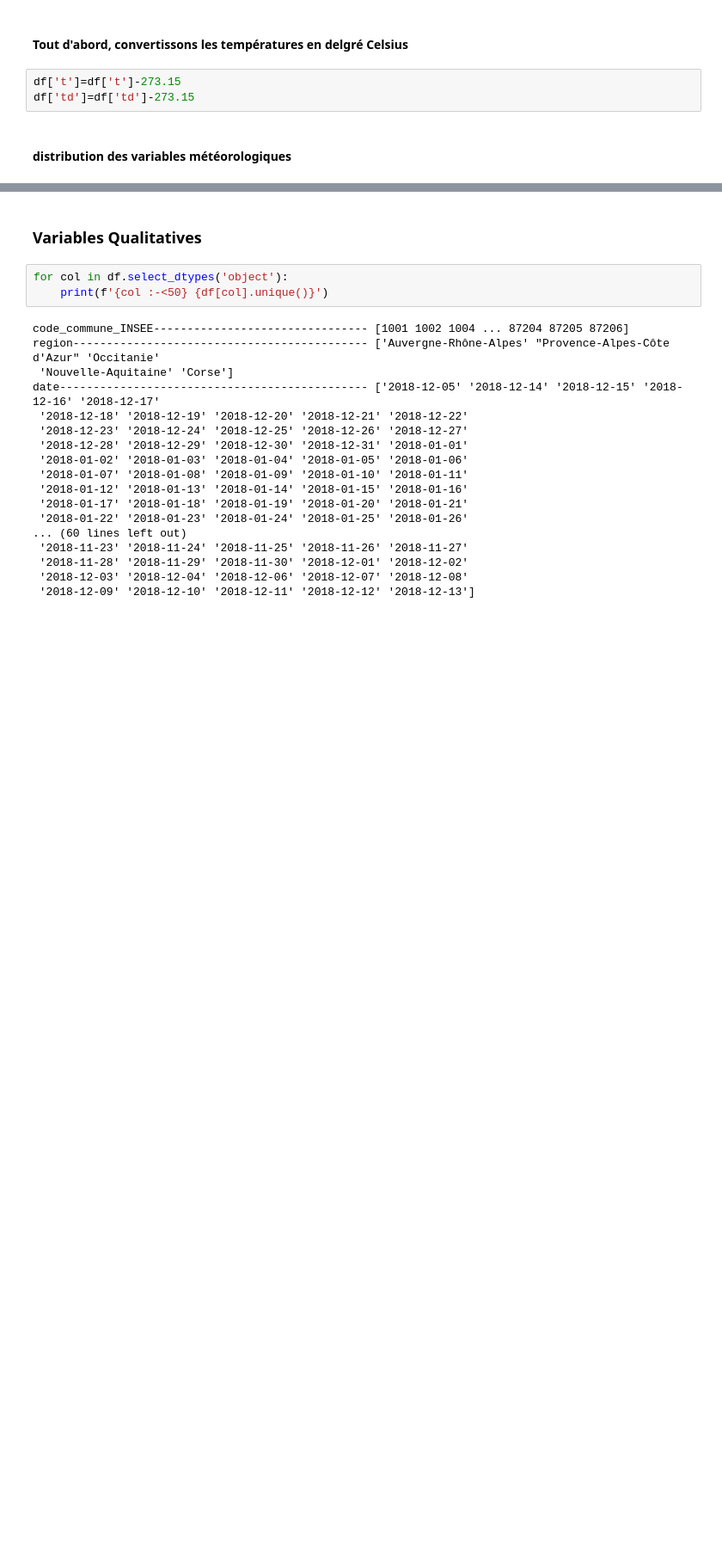
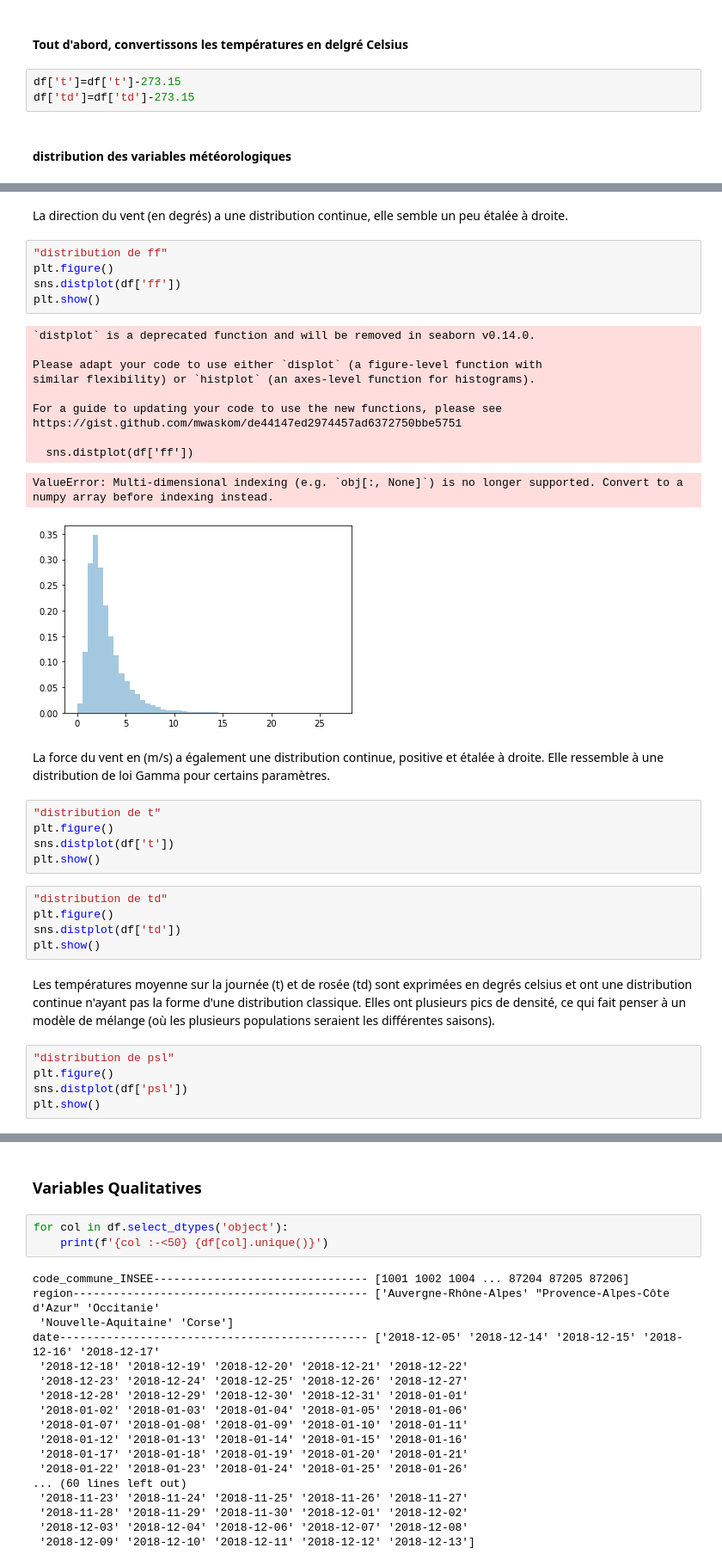
Before and after one commit to felixdechamps/ensae-prog2A, a Jupyter notebook: notebookstat.ipynb, the cells around one changed output, grey strips where cells are left out. Shown at 86% size. Drawn from its saved outputs; the diff is of its cells as text; blank space fills up the shorter version.

```diff
--- a/notebookstat.ipynb
+++ b/notebookstat.ipynb
@@ -163,0 +118,38 @@ https://gist.github.com/mwaskom/de44147ed2974457ad6372750bbe5751
+# %% [markdown]
+La direction du vent (en degrés) a une distribution continue, elle semble un peu étalée à droite.
+# %%
+"distribution de ff"
+plt.figure()
+sns.distplot(df['ff'])
+plt.show()
+# %% [output]
+`distplot` is a deprecated function and will be removed in seaborn v0.14.0.
+
+Please adapt your code to use either `displot` (a figure-level function with
+similar flexibility) or `histplot` (an axes-level function for histograms).
+
+For a guide to updating your code to use the new functions, please see
+https://gist.github.com/mwaskom/de44147ed2974457ad6372750bbe5751
+
+  sns.distplot(df['ff'])
+ValueError: Multi-dimensional indexing (e.g. `obj[:, None]`) is no longer supported. Convert to a numpy array before indexing instead.
+[figure, added]
+# %% [markdown]
+La force du vent en (m/s) a également une distribution continue, positive et étalée à droite. Elle ressemble à une distribution de loi Gamma pour certains paramètres.
+# %%
+"distribution de t"
+plt.figure()
+sns.distplot(df['t'])
+plt.show()
+# %%
+"distribution de td"
+plt.figure()
+sns.distplot(df['td'])
+plt.show()
+# %% [markdown]
+Les températures moyenne sur la journée (t) et de rosée (td) sont exprimées en degrés celsius et ont une distribution continue n'ayant pas la forme d'une distribution classique. Elles ont plusieurs pics de densité, ce qui fait penser à un modèle de mélange (où les plusieurs populations seraient les différentes saisons).
+# %%
+"distribution de psl"
+plt.figure()
+sns.distplot(df['psl'])
+plt.show()
```
Also changed, not shown: parts of 28 cells of this notebook.
